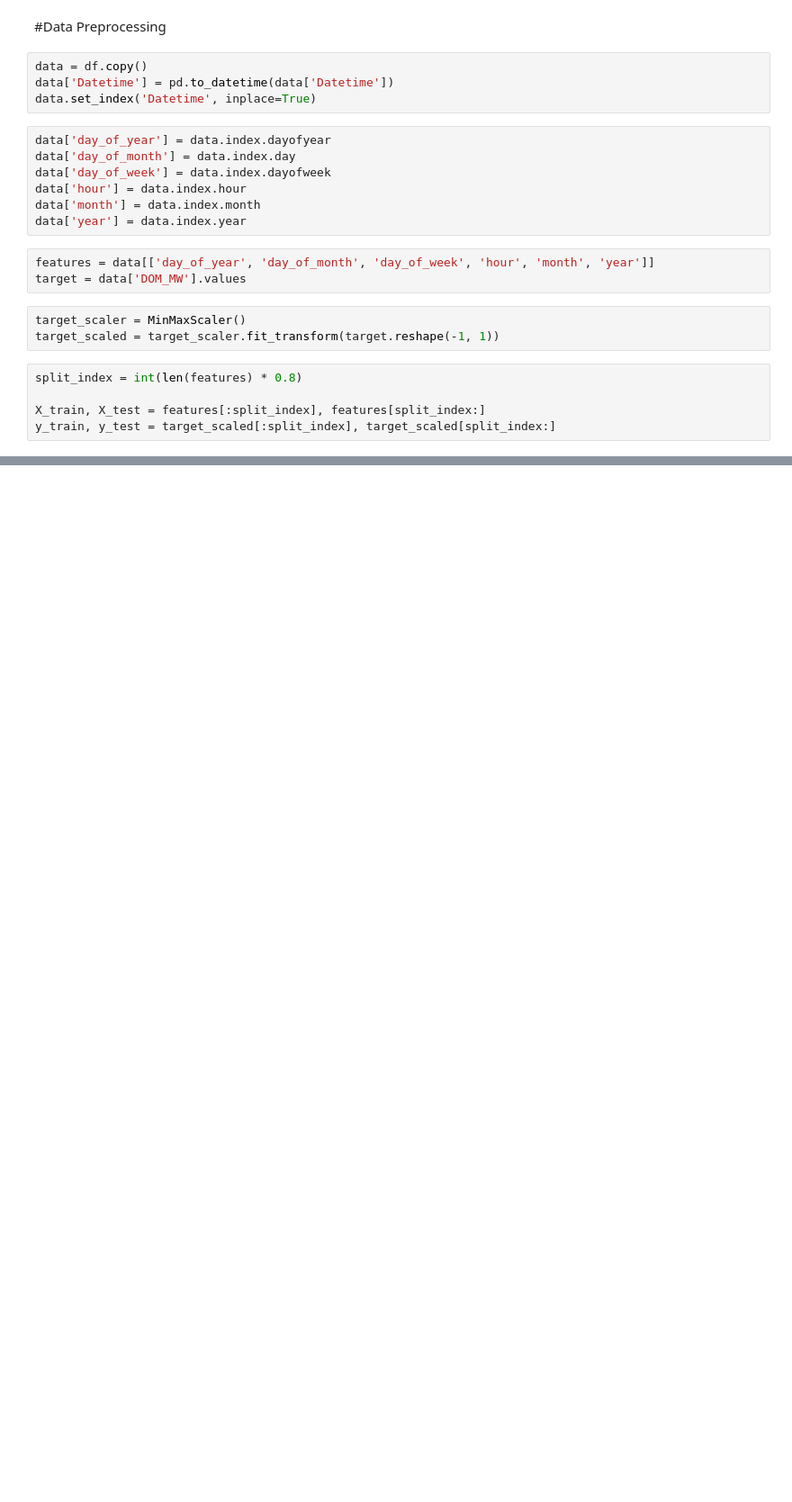
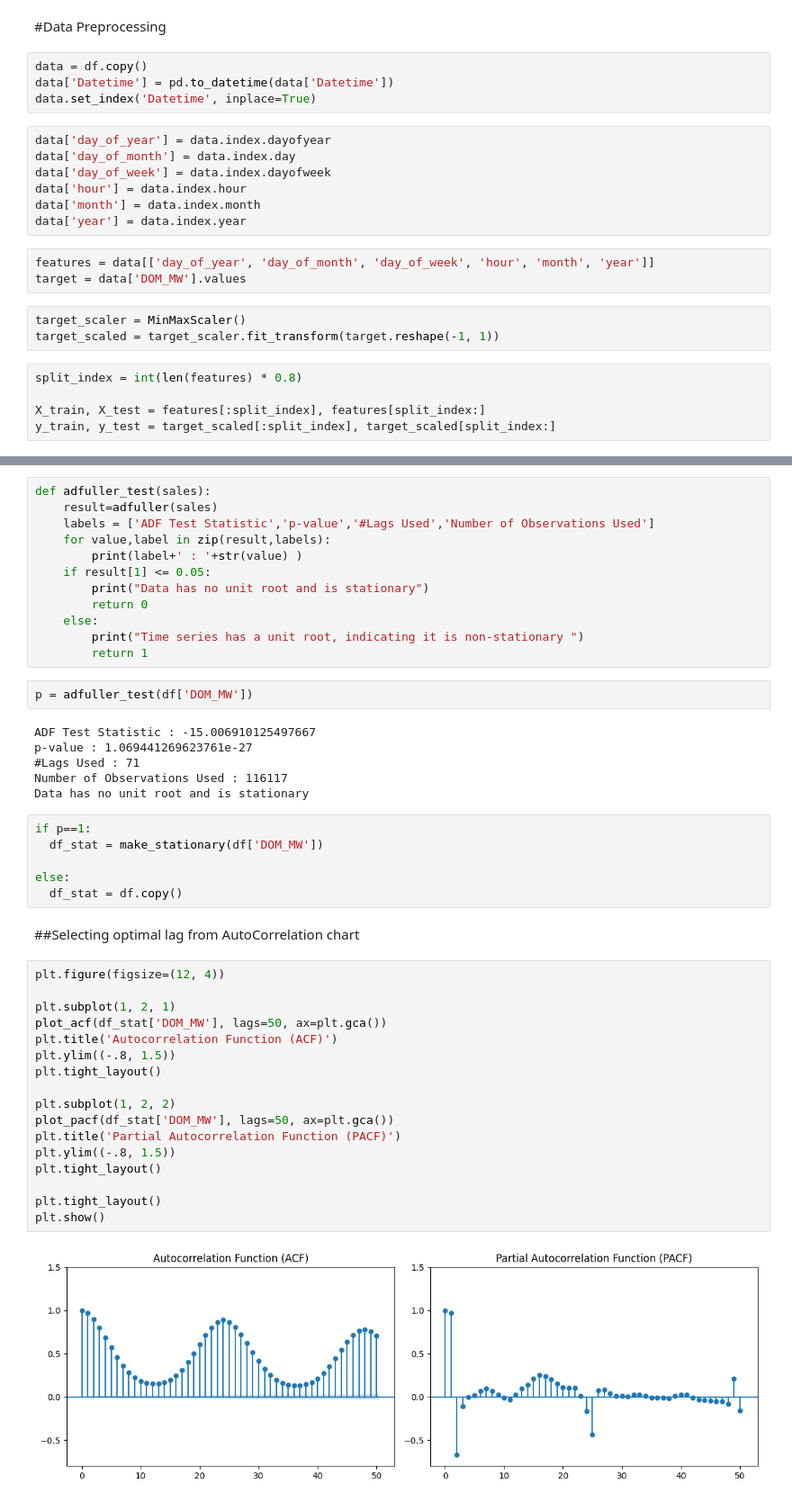
Before and after one commit to Sandeep-4469/ML_Project, a Jupyter notebook: ML_Project_TheMatrix.ipynb, the cells around one changed output, grey strips where cells are left out. Shown at 90% size. Drawn from its saved outputs; the diff is of its cells as text; blank space fills up the shorter version.

Commit message:
AD Fuller test for checking stationarity of data

```diff
--- a/ML_Project_TheMatrix.ipynb
+++ b/ML_Project_TheMatrix.ipynb
@@ -123,0 +141,47 @@ y_train, y_test = target_scaled[:split_index], target_scaled[split_index:]
+# %%
+def adfuller_test(sales):
+    result=adfuller(sales)
+    labels = ['ADF Test Statistic','p-value','#Lags Used','Number of Observations Used']
+    for value,label in zip(result,labels):
+        print(label+' : '+str(value) )
+    if result[1] <= 0.05:
+        print("Data has no unit root and is stationary")
+        return 0
+    else:
+        print("Time series has a unit root, indicating it is non-stationary ")
+        return 1
+# %%
+p = adfuller_test(df['DOM_MW'])
+# %% [output]
+ADF Test Statistic : -15.006910125497667
+p-value : 1.069441269623761e-27
+#Lags Used : 71
+Number of Observations Used : 116117
+Data has no unit root and is stationary
+# %%
+if p==1:
+  df_stat = make_stationary(df['DOM_MW'])
+
+else:
+  df_stat = df.copy()
+# %% [markdown]
+##Selecting optimal lag from AutoCorrelation chart
+# %%
+plt.figure(figsize=(12, 4))
+
+plt.subplot(1, 2, 1)
+plot_acf(df_stat['DOM_MW'], lags=50, ax=plt.gca())
+plt.title('Autocorrelation Function (ACF)')
+plt.ylim((-.8, 1.5))
+plt.tight_layout()
+
+plt.subplot(1, 2, 2)
+plot_pacf(df_stat['DOM_MW'], lags=50, ax=plt.gca())
+plt.title('Partial Autocorrelation Function (PACF)')
+plt.ylim((-.8, 1.5))
+plt.tight_layout()
+
+plt.tight_layout()
+plt.show()
+# %% [output]
+[figure, added]
```
Also changed, not shown: parts of 3 cells of this notebook.
